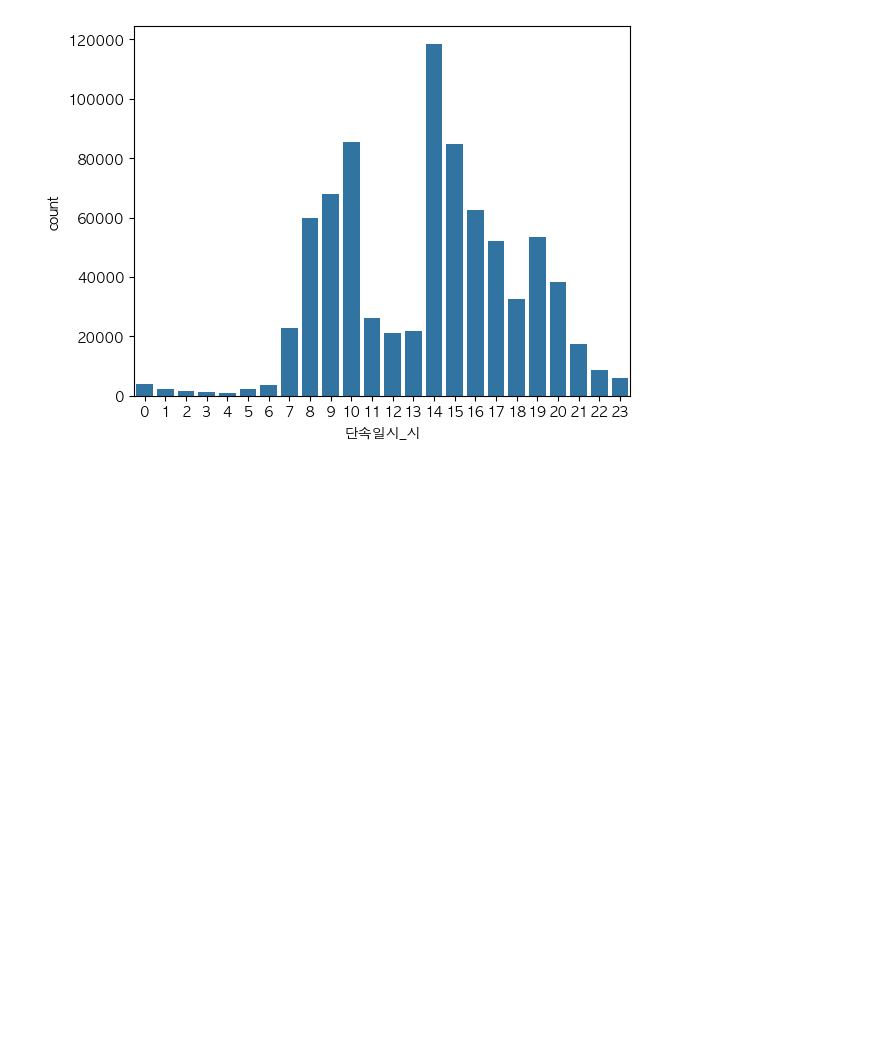
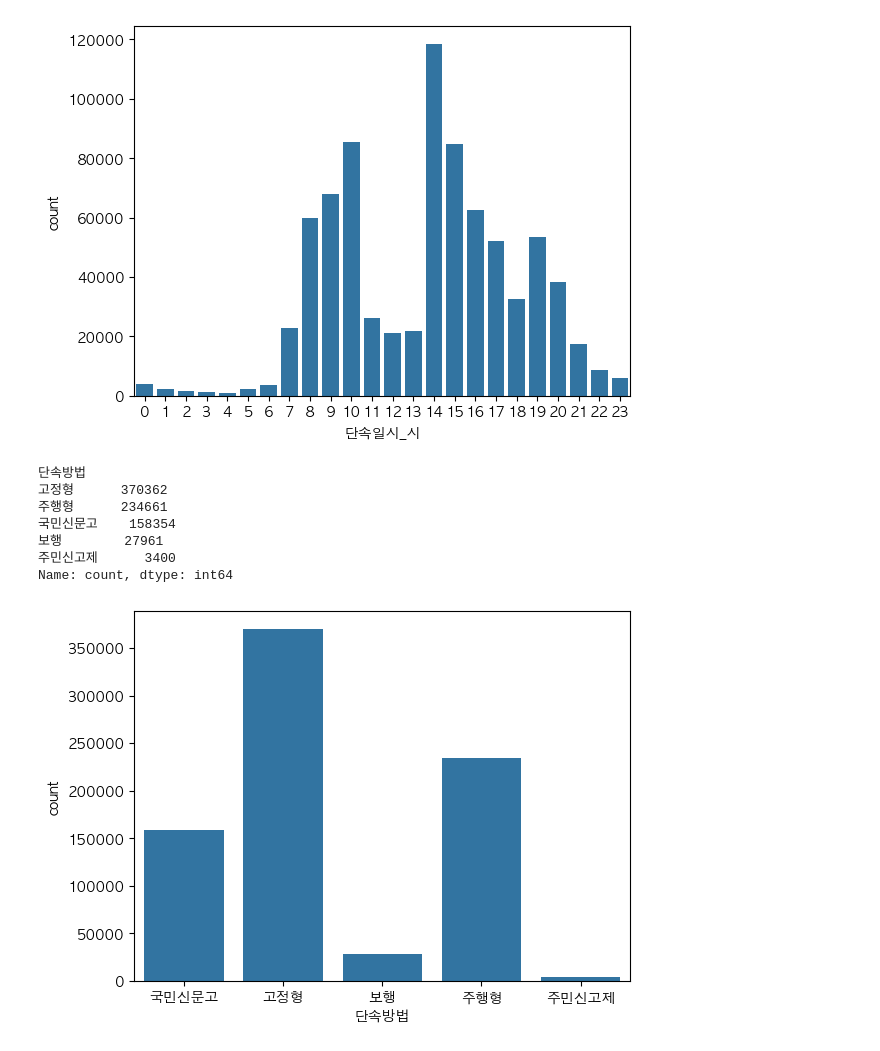
Before and after one commit to HOYUN-Y/Data_projects, a Jupyter notebook: dacon_sri_suwon_data_analysis/[Dacon] 공공데이터를 활용 수원시 정책 제안.ipynb, the cells around one changed output. Cells and saved outputs as stored; diff of their text form; code cells hidden in the pictures; blank space fills up the shorter version.

```diff
--- a/dacon_sri_suwon_data_analysis/[Dacon] 공공데이터를 활용 수원시 정책 제안.ipynb
+++ b/dacon_sri_suwon_data_analysis/[Dacon] 공공데이터를 활용 수원시 정책 제안.ipynb
@@ -466,3 +471,18 @@ plt.show(
 )
 # %% [output]
 [figure]
+# %%
+display(illigal_parking['단속방법'].value_counts())
+
+sns.countplot(x='단속방법',data=illigal_parking)
+
+plt.show()
+# %% [output]
+단속방법
+고정형      370362
+주행형      234661
+국민신문고    158354
+보행        27961
+주민신고제      3400
+Name: count, dtype: int64
+[figure, added]
```
Also changed, not shown: parts of 2 cells of this notebook.
